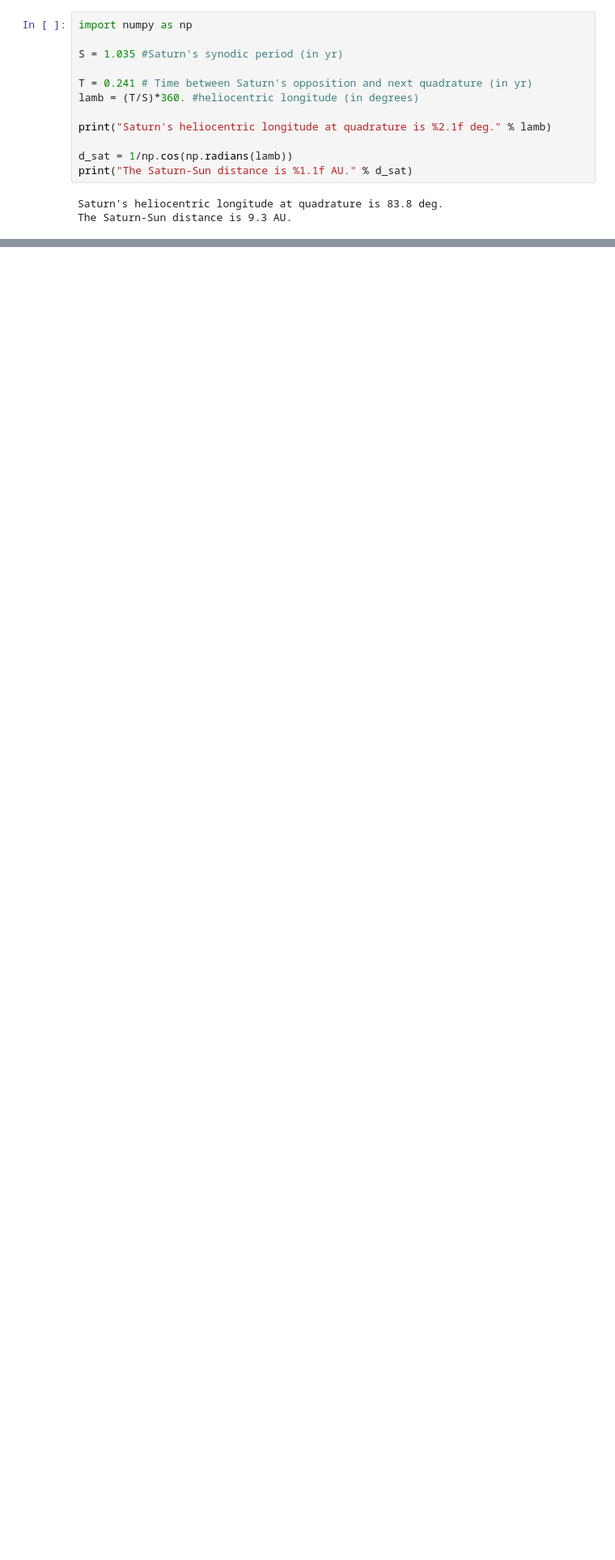
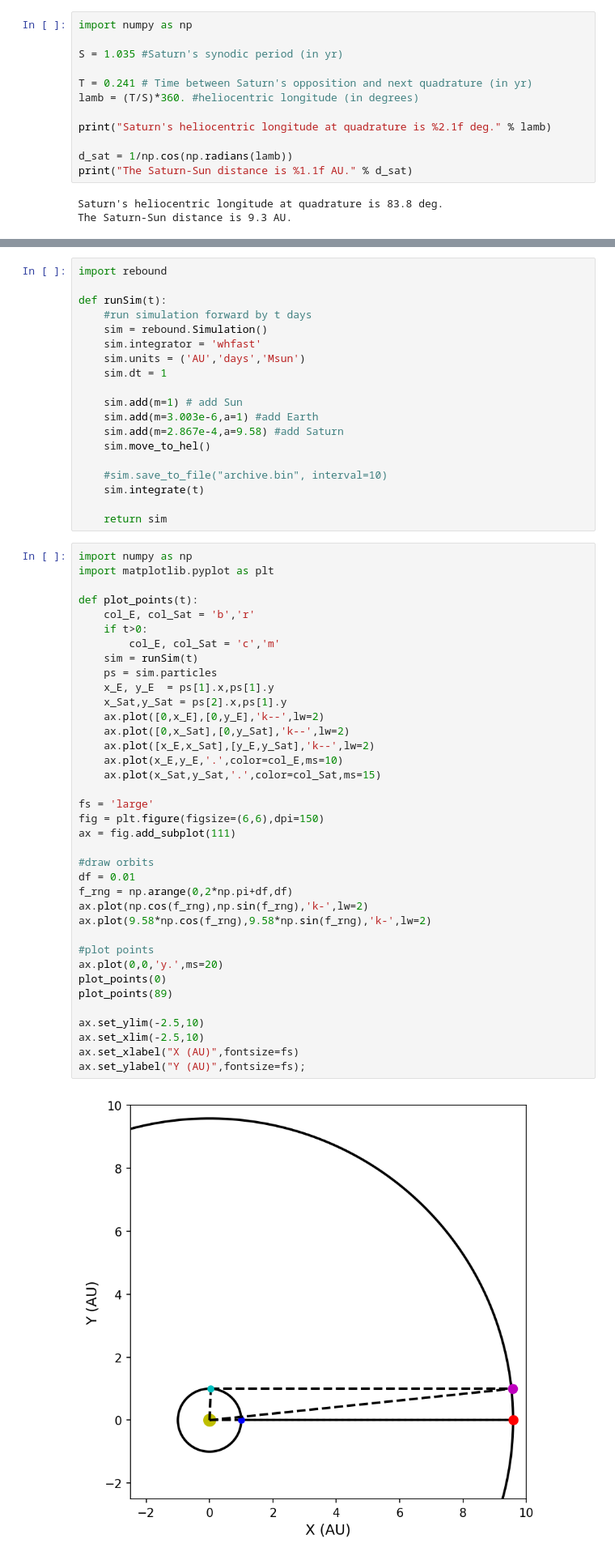
Before and after one commit to saturnaxis/IntroAstro, a Jupyter notebook: docs/_sources/Tutorials/motion-astronomical-bodies.ipynb, the cells around one changed output, grey strips where cells are left out. Shown at 81% size. Saved outputs shown, nothing was run; the diff lists cells and outputs as text; blank space fills up the shorter version.

```diff
--- a/docs/_sources/Tutorials/motion-astronomical-bodies.ipynb
+++ b/docs/_sources/Tutorials/motion-astronomical-bodies.ipynb
@@ -84,0 +85,58 @@ The Saturn-Sun distance is 9.3 AU.
+# %%
+import rebound
+
+def runSim(t):
+    #run simulation forward by t days
+    sim = rebound.Simulation()
+    sim.integrator = 'whfast'
+    sim.units = ('AU','days','Msun')
+    sim.dt = 1
+
+    sim.add(m=1) # add Sun
+    sim.add(m=3.003e-6,a=1) #add Earth
+    sim.add(m=2.867e-4,a=9.58) #add Saturn
+    sim.move_to_hel()
+
+    #sim.save_to_file("archive.bin", interval=10)
+    sim.integrate(t)
+
+    return sim
+# %%
+import numpy as np
+import matplotlib.pyplot as plt
+
+def plot_points(t):
+    col_E, col_Sat = 'b','r'
+    if t>0:
+        col_E, col_Sat = 'c','m'
+    sim = runSim(t)
+    ps = sim.particles
+    x_E, y_E  = ps[1].x,ps[1].y
+    x_Sat,y_Sat = ps[2].x,ps[1].y
+    ax.plot([0,x_E],[0,y_E],'k--',lw=2)
+    ax.plot([0,x_Sat],[0,y_Sat],'k--',lw=2)
+    ax.plot([x_E,x_Sat],[y_E,y_Sat],'k--',lw=2)
+    ax.plot(x_E,y_E,'.',color=col_E,ms=10)
+    ax.plot(x_Sat,y_Sat,'.',color=col_Sat,ms=15)
+
+fs = 'large'
+fig = plt.figure(figsize=(6,6),dpi=150)
+ax = fig.add_subplot(111)
+
+#draw orbits
+df = 0.01
+f_rng = np.arange(0,2*np.pi+df,df)
+ax.plot(np.cos(f_rng),np.sin(f_rng),'k-',lw=2)
+ax.plot(9.58*np.cos(f_rng),9.58*np.sin(f_rng),'k-',lw=2)
+
+#plot points
+ax.plot(0,0,'y.',ms=20)
+plot_points(0)
+plot_points(89)
+
+ax.set_ylim(-2.5,10)
+ax.set_xlim(-2.5,10)
+ax.set_xlabel("X (AU)",fontsize=fs)
+ax.set_ylabel("Y (AU)",fontsize=fs);
+# %% [output]
+[figure, added]
```
Also changed, not shown: parts of 6 cells of this notebook, 11 other files.
